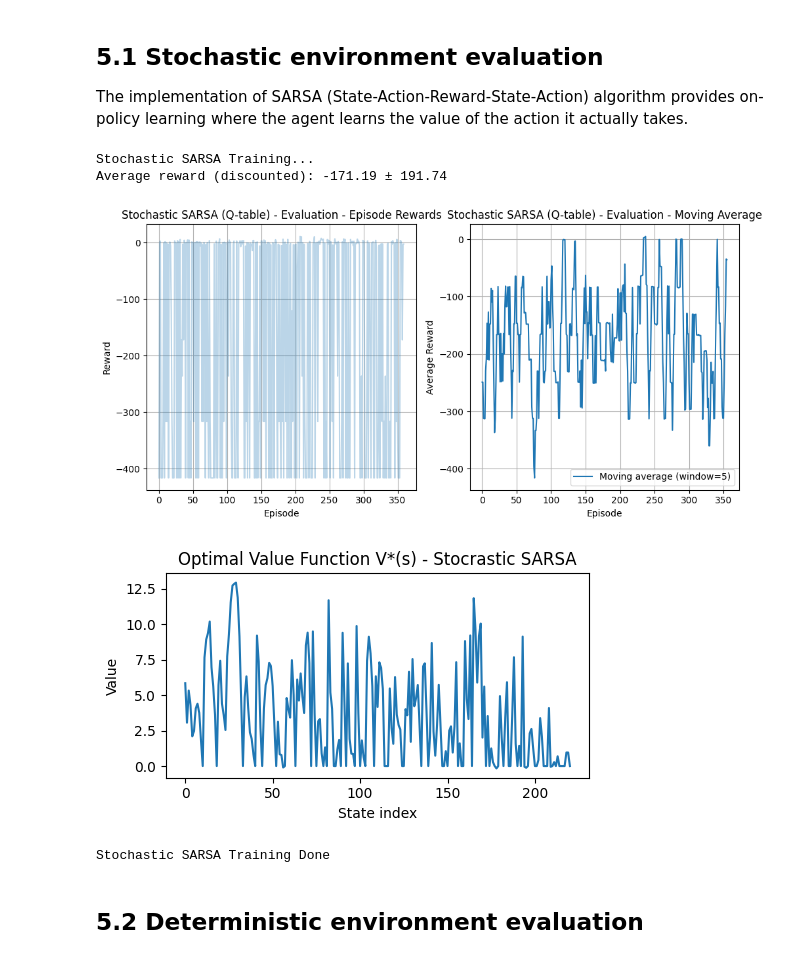
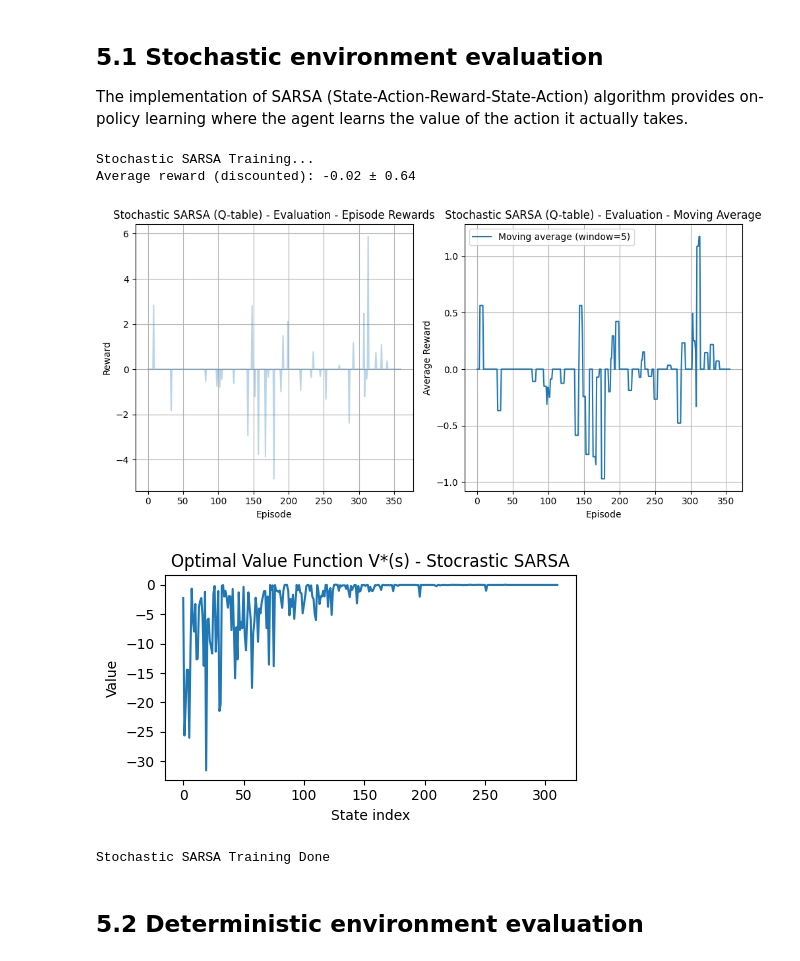
Before and after one commit to renatavillegas/ReinforcedLearning, a Jupyter notebook: Project1.ipynb, the cells around one changed output. Cells and saved outputs as stored; diff of their text form; code cells hidden in the pictures.

Commit message:
Start sarsa analysis (the hiperparameters are better) And fix reward

```diff
--- a/Project1.ipynb
+++ b/Project1.ipynb
@@ -586,7 +594,6 @@ def sarsa_train(env, num_episodes, alpha=0.1, gamma=0.99, epsilon=0.1):
         action = epsilon_greedy(Q, s, env.action_space, epsilon)
 
         episode_reward = 0
-        episode_rewards_list = []
         done = False
 
         while not done:
@@ -600,12 +607,8 @@ def sarsa_train(env, num_episodes, alpha=0.1, gamma=0.99, epsilon=0.1):
             s = s_next
             action = next_action
             episode_reward += reward
-            episode_rewards_list.append(reward)
-        # compute discounted return G_0 for this episode
-        G = 0.0
-        for r in reversed(episode_rewards_list):
-            G = r + gamma * G
-        rewards.append(G)
+        epsilon = max(0.05, epsilon * 0.999)
+        rewards.append(episode_reward)
 
     return dict(Q), rewards
 # %% [markdown]
@@ -613,24 +616,30 @@ def sarsa_train(env, num_episodes, alpha=0.1, gamma=0.99, epsilon=0.1):
 
 The implementation of SARSA (State-Action-Reward-State-Action) algorithm provides on-policy learning where the agent learns the value of the action it actually takes.
 # %%
+num_train_episodes = 360*10 #10 years of experience
+num_eval_episodes = 360*1 #1 year
+gamma_sarsa = 0.95
+epsilon_sarsa = 0.99
+alpha_sarsa = 0.01
+
 print("Stochastic SARSA Training...")
 Q_sarsa, rewards_sarsa = sarsa_train(
-    det_env,
+    env,
     num_train_episodes,
     alpha=alpha_sarsa,
     gamma=gamma_sarsa,
     epsilon=epsilon_sarsa,
 )
 V_sarsa = get_value_function(Q_sarsa)
-rewards_sarsa_eval = evaluate(env, det_Q_sarsa, num_eval_episodes, gamma=gamma_sarsa)
+rewards_sarsa_eval = evaluate(env, Q_sarsa, num_eval_episodes, gamma=gamma_sarsa)
 plot_rewards(rewards_sarsa_eval, title="Stochastic SARSA (Q-table) - Evaluation")
 plot_values(V_sarsa, title="Stocrastic SARSA")
 print("Stochastic SARSA Training Done")
 # %% [output]
 Stochastic SARSA Training...
-Average reward (discounted): -171.19 ± 191.74
+Average reward (discounted): -0.02 ± 0.64
-[figure, old version]
+[figure, new version]
-[figure, old version]
+[figure, new version]
 Stochastic SARSA Training Done
 # %% [markdown]
 ## 5.2 Deterministic environment evaluation
```
Also changed, not shown: parts of 16 cells of this notebook, 1 other file.
